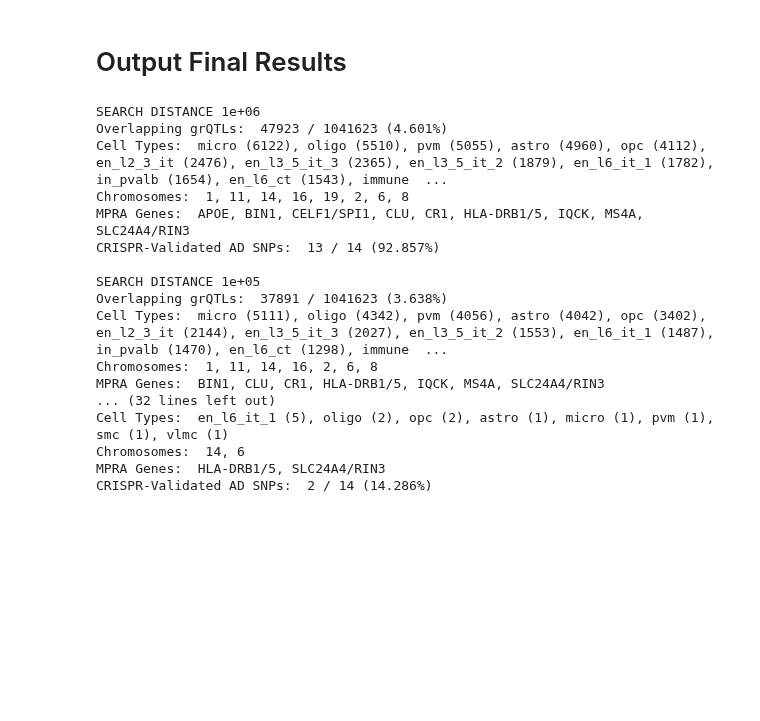
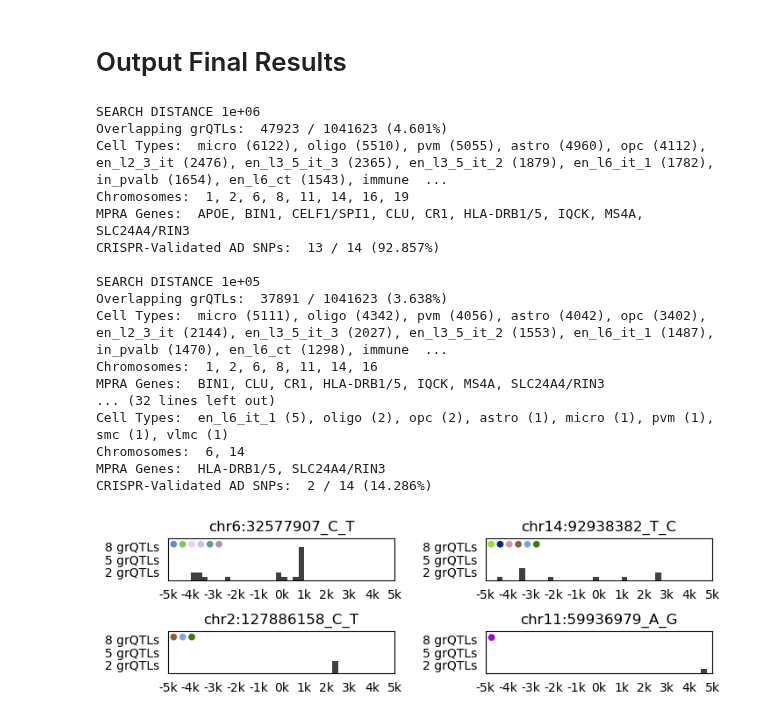
Before and after one commit to Oafish1/iBrainMap-Analysis, a Jupyter notebook: scripts/supplement_MPRA.ipynb, the cells around one changed output. Drawn from its saved outputs; the diff is of its cells as text; code cells hidden in the pictures; blank space fills up the shorter version.

Commit message:
MPRA grQTL overlap plot

```diff
--- a/scripts/supplement_MPRA.ipynb
+++ b/scripts/supplement_MPRA.ipynb
@@ -174,6 +174,8 @@ Found 203 matched and 520 unknown from 47923
 overlapping_grqtls.to_csv('../plots/overlapping_grqtls.csv')
 # %% [markdown]
 # Output Final Results
+# %%
+overlapping_grqtls = pd.read_csv('../plots/overlapping_grqtls.csv', index_col=0)
 # %%
 # Filter to final form over various thresholds
 match_gene_map = {'No': 0, 'Maybe': 1, 'Yes': 2}
@@ -189,7 +191,7 @@ for sig_distance in (int(1e6), int(1e5), int(5e4), int(2e4), int(1e4), int(5e3),
     # Filtered CLI
     ct_counts = df.groupby('Cell Type')['Chromosome'].count().sort_values(ascending=False)
     print(f'Cell Types:  {", ".join([f"{ct_counts.index[i]} ({ct_counts.iloc[i]})" for i in range(ct_counts.shape[0])])}')
-    print(f'Chromosomes:  {", ".join(np.unique(df[target_cols[0]]))}')
+    print(f'Chromosomes:  {", ".join(np.unique(df[chromosome_col]).astype(str))}')
     print(f'MPRA Genes:  {", ".join(np.unique(df["MPRA Gene Category"]))}')
     found_intersections = df['MPRA ID'].unique().shape[0]
     print(f'CRISPR-Validated AD SNPs:  {found_intersections} / {mpra.shape[0]} ({100.*found_intersections/mpra.shape[0]:.3f}%)')
@@ -198,17 +200,83 @@ for sig_distance in (int(1e6), int(1e5), int(5e4), int(2e4), int(1e4), int(5e3),
 SEARCH DISTANCE 1e+06
 Overlapping grQTLs:  47923 / 1041623 (4.601%)
 Cell Types:  micro (6122), oligo (5510), pvm (5055), astro (4960), opc (4112), en_l2_3_it (2476), en_l3_5_it_3 (2365), en_l3_5_it_2 (1879), en_l6_it_1 (1782), in_pvalb (1654), en_l6_ct (1543), immune  ...
-Chromosomes:  1, 11, 14, 16, 19, 2, 6, 8
+Chromosomes:  1, 2, 6, 8, 11, 14, 16, 19
 MPRA Genes:  APOE, BIN1, CELF1/SPI1, CLU, CR1, HLA-DRB1/5, IQCK, MS4A, SLC24A4/RIN3
 CRISPR-Validated AD SNPs:  13 / 14 (92.857%)
 
 SEARCH DISTANCE 1e+05
 Overlapping grQTLs:  37891 / 1041623 (3.638%)
 Cell Types:  micro (5111), oligo (4342), pvm (4056), astro (4042), opc (3402), en_l2_3_it (2144), en_l3_5_it_3 (2027), en_l3_5_it_2 (1553), en_l6_it_1 (1487), in_pvalb (1470), en_l6_ct (1298), immune  ...
-Chromosomes:  1, 11, 14, 16, 2, 6, 8
+Chromosomes:  1, 2, 6, 8, 11, 14, 16
 MPRA Genes:  BIN1, CLU, CR1, HLA-DRB1/5, IQCK, MS4A, SLC24A4/RIN3
 ... (32 lines left out)
 Cell Types:  en_l6_it_1 (5), oligo (2), opc (2), astro (1), micro (1), pvm (1), smc (1), vlmc (1)
-Chromosomes:  14, 6
+Chromosomes:  6, 14
 MPRA Genes:  HLA-DRB1/5, SLC24A4/RIN3
 CRISPR-Validated AD SNPs:  2 / 14 (14.286%)
+# %%
+ct_colors = {ct: (np.random.rand(), np.random.rand(), np.random.rand(), 1) for ct in overlapping_grqtls['Cell Type']}
+# %%
+# Parameters
+sig_distance = int(5e3)
+
+# Compute filtered data
+proximal_grqtls = overlapping_grqtls.loc[overlapping_grqtls['Absolute Distance'] <= sig_distance]
+
+# Make figure
+fig, axs = plt.subplots(2, 2, figsize=(8, 2))
+fig.subplots_adjust(wspace=.4, hspace=1.2)
+axs = axs.flatten()
+# axs[0].set_xscale('symlog')
+
+# Make plots
+unique_mpra_ids = proximal_grqtls['MPRA ID'].unique()
+for ax, mpra_id in zip(axs, unique_mpra_ids):
+    # Filter data
+    one_mpra_grqtls = proximal_grqtls.loc[proximal_grqtls['MPRA ID'] == mpra_id]
+
+    # Histogram
+    sns.histplot(
+        one_mpra_grqtls, x='Distance',
+        bins=40, binrange=(-sig_distance, sig_distance),
+        # kde=True,
+        color='black',
+        edgecolor=None,
+        ax=ax)
+
+    # Get cell type counts
+    ct_counts = one_mpra_grqtls.groupby('Cell Type').count()['Distance'].sort_values()
+
+    # Formatting
+    xticks = [loc for loc in np.arange(-sig_distance, sig_distance+1, 1000)]
+    xticklabels = [f'{int(loc/1000)}k' for loc in xticks]
+    yticks = [loc for loc in np.arange(2, 10, 3)]
+    yticklabels = [f'{loc} grQTLs' for loc in yticks]
+    ax.set(
+        title=mpra_id,
+        xlabel=None, xticks=xticks, xticklabels=xticklabels, xlim=(-sig_distance, sig_distance),
+        ylabel=None, yticks=yticks, yticklabels=yticklabels, ylim=(0, 10))
+    ax.tick_params(axis="both", which="both", left=False, bottom=False)
+    bbox = ax.get_window_extent().transformed(fig.dpi_scale_trans.inverted())
+    width, height = bbox.width, bbox.height
+    yx_ratio = width / height
+
+    # Draw cell types
+    import matplotlib.collections
+    import matplotlib.patches
+    edge_pad = .01
+    patch_pad = .01
+    max_per_row = 20
+    radius = .015
+    drawn_num = 0
+    patches = []
+    for ct, count in ct_counts.items():
+        x = edge_pad + (drawn_num % max_per_row) * (2*radius+patch_pad) + radius
+        y = 1 - yx_ratio*(edge_pad + (drawn_num // max_per_row) * (2*radius+patch_pad) + radius)
+        patches.append(matplotlib.patches.Ellipse((x, y), 2*radius, yx_ratio*2*radius, facecolor=ct_colors[ct]))
+        drawn_num += 1
+    ax.add_collection(matplotlib.collections.PatchCollection(patches, match_original=True, transform=ax.transAxes))
+fig.savefig('../plots/MPRA_grQTL_overlap.pdf', bbox_inches='tight')
+plt.show()
+# %% [output]
+[figure, added]
```
Also changed, not shown: parts of 2 cells of this notebook, 2 other files.
